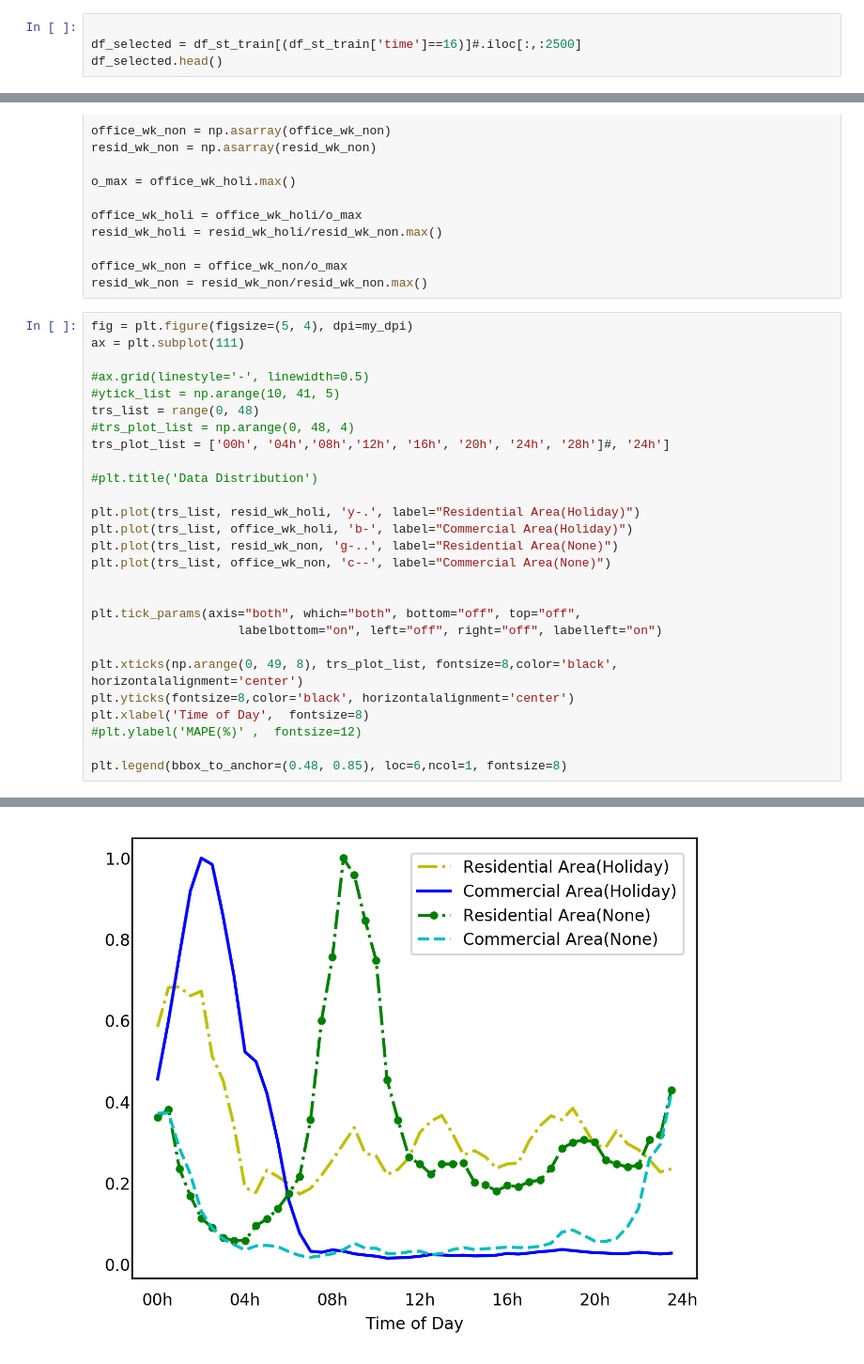
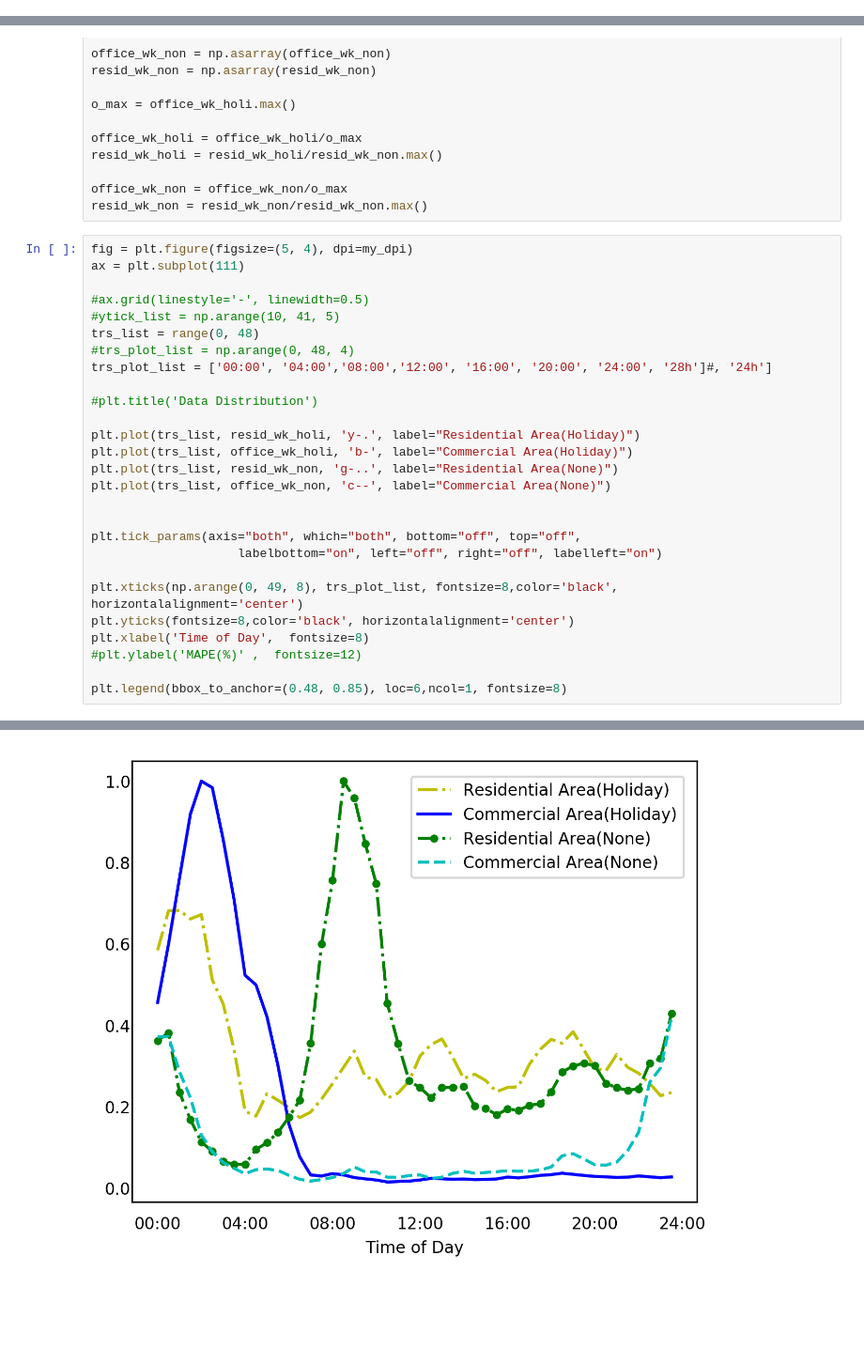
Before and after one commit to giallo41/taxi-demand, a Jupyter notebook: source/output_check.ipynb, the cells around one changed output, grey strips where cells are left out. Shown at 94% size. Cells and saved outputs as stored; diff of their text form; blank space fills up the shorter version.

```diff
--- a/source/output_check.ipynb
+++ b/source/output_check.ipynb
@@ -1238,7 +249,3 @@ for itm in office_col:
 
 for itm in resid_col:
     resid_col_name.append('col_'+str(itm) )
-# %%
-
-df_selected = df_st_train[(df_st_train['time']==16)]#.iloc[:,:2500]
-df_selected.head()
@@ -1423,30 +411,30 @@ resid_wk_non = resid_wk_non/resid_wk_non.max()
 # %%
 fig = plt.figure(figsize=(5, 4), dpi=my_dpi)
 ax = plt.subplot(111)
 
 #ax.grid(linestyle='-', linewidth=0.5)
 #ytick_list = np.arange(10, 41, 5)
 trs_list = range(0, 48)
 #trs_plot_list = np.arange(0, 48, 4)
-trs_plot_list = ['00h', '04h','08h','12h', '16h', '20h', '24h', '28h']#, '24h']
+trs_plot_list = ['00:00', '04:00','08:00','12:00', '16:00', '20:00', '24:00', '28h']#, '24h']
 
 #plt.title('Data Distribution')
 
 plt.plot(trs_list, resid_wk_holi, 'y-.', label="Residential Area(Holiday)")
 plt.plot(trs_list, office_wk_holi, 'b-', label="Commercial Area(Holiday)")
 plt.plot(trs_list, resid_wk_non, 'g-..', label="Residential Area(None)")
 plt.plot(trs_list, office_wk_non, 'c--', label="Commercial Area(None)")
 
 
 plt.tick_params(axis="both", which="both", bottom="off", top="off",
                     labelbottom="on", left="off", right="off", labelleft="on")
 
 plt.xticks(np.arange(0, 49, 8), trs_plot_list, fontsize=8,color='black', horizontalalignment='center')
 plt.yticks(fontsize=8,color='black', horizontalalignment='center')
 plt.xlabel('Time of Day',  fontsize=8)
 #plt.ylabel('MAPE(%)' ,  fontsize=12)
 
 plt.legend(bbox_to_anchor=(0.48, 0.85), loc=6,ncol=1, fontsize=8)
 # %% [output]
 <matplotlib.legend.Legend at 0x...>
-[figure, old version]
+[figure, new version]
```
Also changed, not shown: parts of 78 cells of this notebook.
